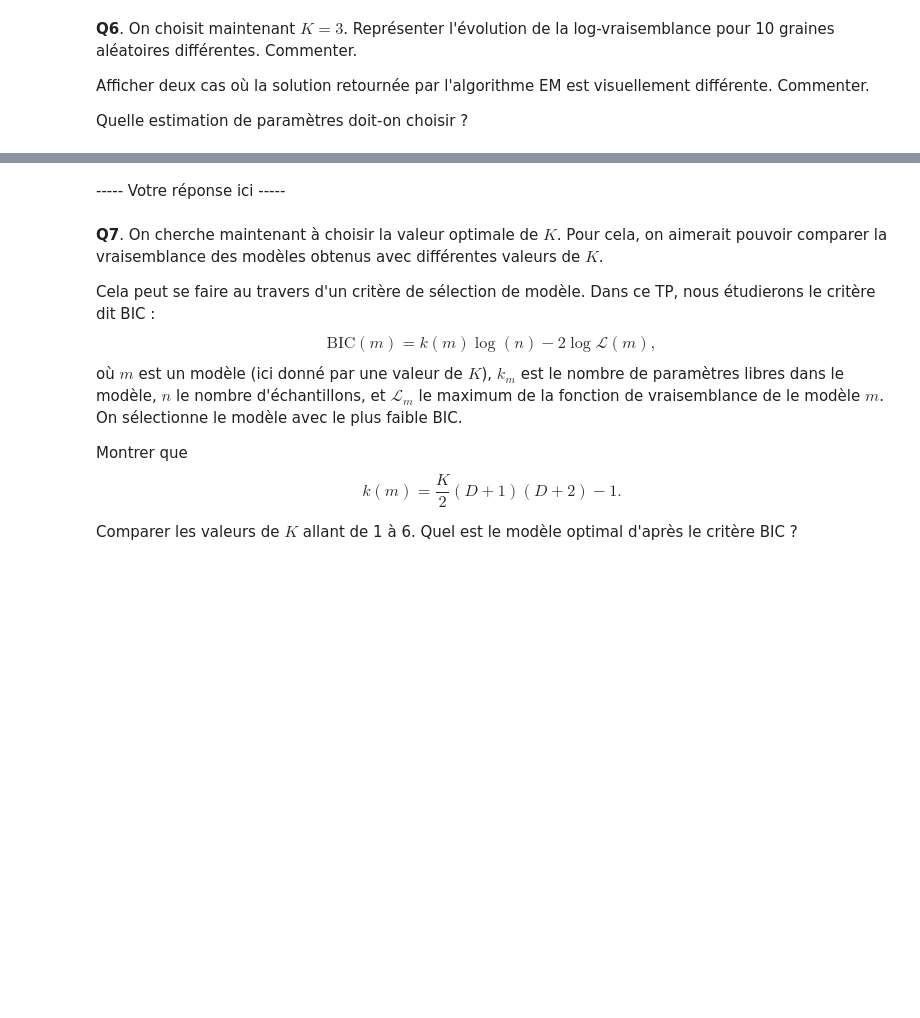
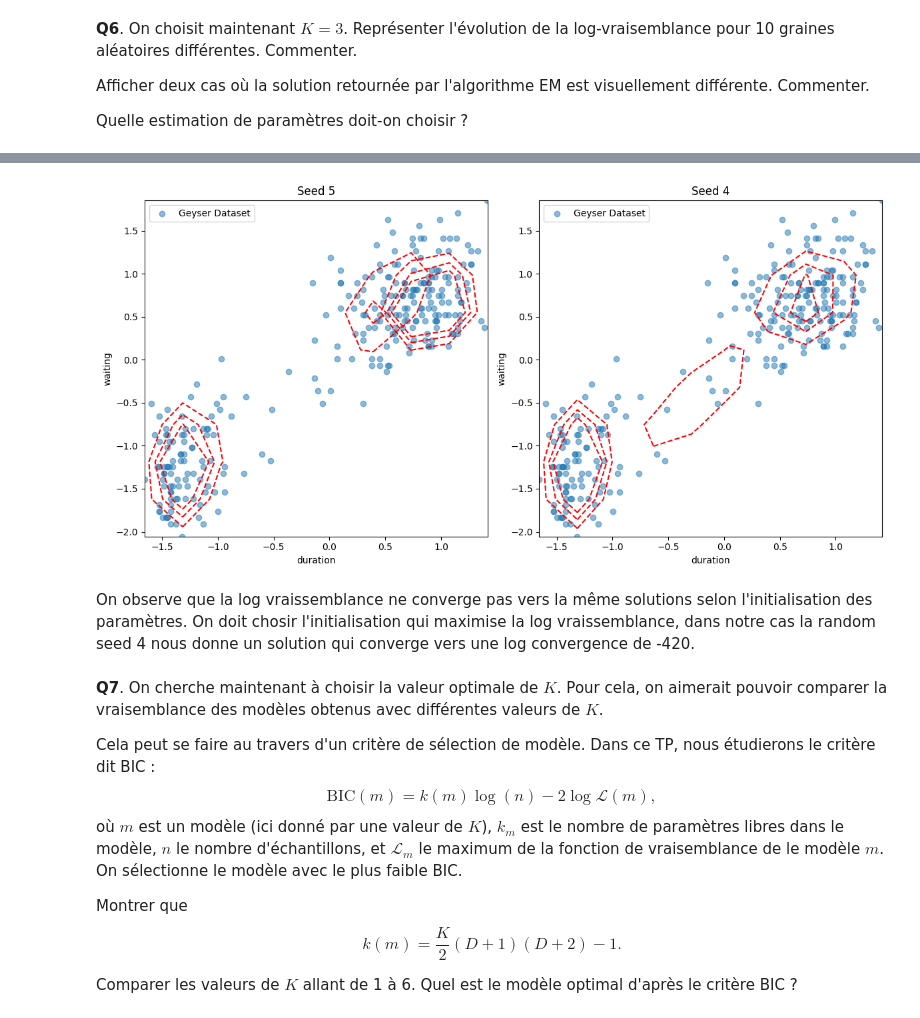
Before and after one commit to jeremdesno/python_sdia, a Jupyter notebook: Estim_stat/tp1_em.ipynb, the cells around one changed output, grey strips where cells are left out. Drawn from its saved outputs; the diff is of its cells as text; code cells hidden in the pictures; blank space fills up the shorter version.

```diff
--- a/Estim_stat/tp1_em.ipynb
+++ b/Estim_stat/tp1_em.ipynb
@@ -191,6 +269,55 @@ K = 3
+# %%
+plt.figure(figsize=(12, 6))
+
+ax1 = plt.subplot(1, 2, 1)
+ax2 = plt.subplot(1, 2, 2)
+
+# Affiche le premier tracé pour seed=5
+ax1.scatter(X_scaled.values[:, 0], X_scaled.values[:, 1], alpha=0.5, label="Geyser Dataset")
+log_vrais_5, mean_5, cov_5, pk_5 = EM_algorithm_v2(X_scaled, K, Niter, 5)
+
+for j in range(K):
+    mean_k_5 = mean_5[j]
+    cov_k_5 = cov_5[j]
+    x, y = np.meshgrid(np.linspace(min(X_scaled.values[:, 0]), max(X_scaled.values[:, 0]), 10),
+                   np.linspace(min(X_scaled.values[:, 1]), max(X_scaled.values[:, 1]), 10))
+
+    pos = np.dstack((x, y))
+    rv = ss.multivariate_normal(mean=mean_k_5, cov=cov_k_5)
+    ax1.contour(x, y, rv.pdf(pos), levels=[0.5, 0.75, 0.95], colors='r', linestyles='dashed')
+
+ax1.set_xlabel("duration")
+ax1.set_ylabel("waiting")
+ax1.set_title("Seed 5")
+ax1.legend()
+
+# Affiche le deuxième tracé pour seed=4
+ax2.scatter(X_scaled.values[:, 0], X_scaled.values[:, 1], alpha=0.5, label="Geyser Dataset")
+log_vrais_4, mean_4, cov_4, pk_4 = EM_algorithm_v2(X_scaled, K, Niter, 4)
+
+for j in range(K):
+    mean_k_4 = mean_4[j]
+    cov_k_4 = cov_4[j]
+    x, y = np.meshgrid(np.linspace(min(X_scaled.values[:, 0]), max(X_scaled.values[:, 0]), 10),
+                   np.linspace(min(X_scaled.values[:, 1]), max(X_scaled.values[:, 1]), 10))
+
+    pos = np.dstack((x, y))
+    rv = ss.multivariate_normal(mean=mean_k_4, cov=cov_k_4)
+    ax2.contour(x, y, rv.pdf(pos), levels=[0.5, 0.75, 0.95], colors='r', linestyles='dashed')
+
+ax2.set_xlabel("duration")
+ax2.set_ylabel("waiting")
+ax2.set_title("Seed 4")
+ax2.legend()
+
+plt.tight_layout()
+plt.show()
+# %% [output]
+[figure, added]
 # %% [markdown]
 
------ Votre réponse ici -----
+On observe que la log vraissemblance ne converge pas vers la même solutions selon l'initialisation des paramètres.
+On doit chosir l'initialisation qui maximise la log vraissemblance, dans notre cas la random seed 4 nous donne un solution qui converge vers une log convergence de -420.
 # %% [markdown]
 **Q7**. On cherche maintenant à choisir la valeur optimale de $K$. Pour cela, on aimerait pouvoir comparer la vraisemblance des modèles obtenus avec différentes valeurs de $K$.
 
```
Also changed, not shown: parts of 13 cells of this notebook.
